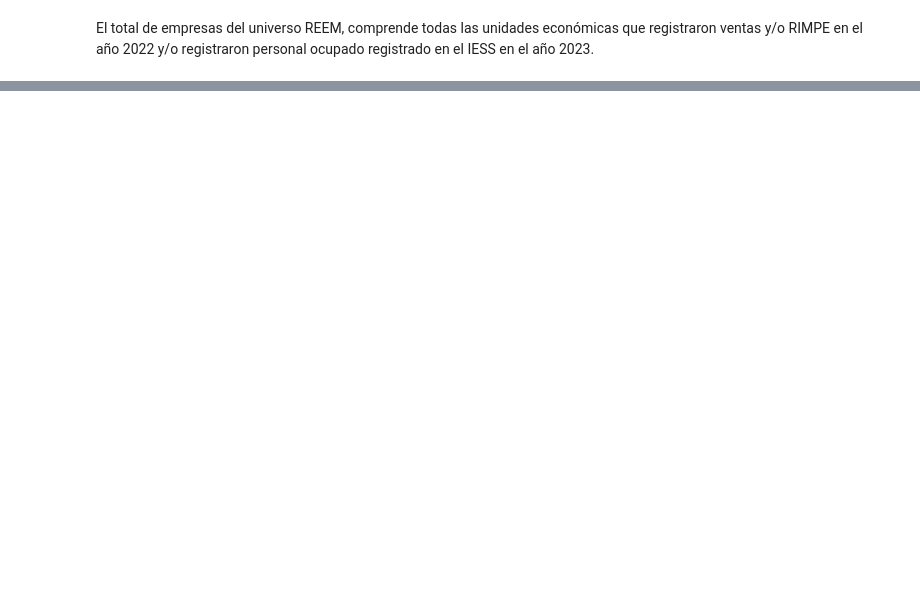
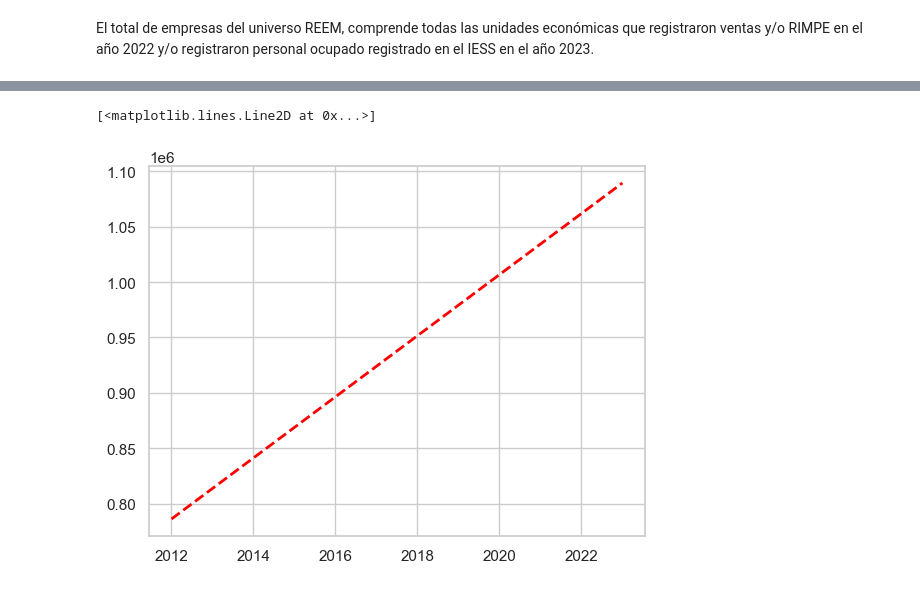
Before and after one commit to alexpin/Scraping_projec, a Jupyter notebook: notebooks/inec.ipynb, the cells around one changed output, grey strips where cells are left out. Cells and saved outputs as stored; diff of their text form; code cells hidden in the pictures; blank space fills up the shorter version.

```diff
--- a/notebooks/inec.ipynb
+++ b/notebooks/inec.ipynb
@@ -466,0 +544,8 @@ El total de empresas del universo REEM, comprende todas las unidades económicas
+# %%
+# Calcular la línea de tendencia
+z = np.polyfit(processed_totalEmp['año'], processed_totalEmp['Nro Empresas'], 1)
+p = np.poly1d(z)
+plt.plot(processed_totalEmp['año'], p(processed_totalEmp['año']), color='red', linestyle='--', linewidth=2)
+# %% [output]
+[<matplotlib.lines.Line2D at 0x...>]
+[figure, added]
```
Also changed, not shown: parts of 13 cells of this notebook, 2 other files.
